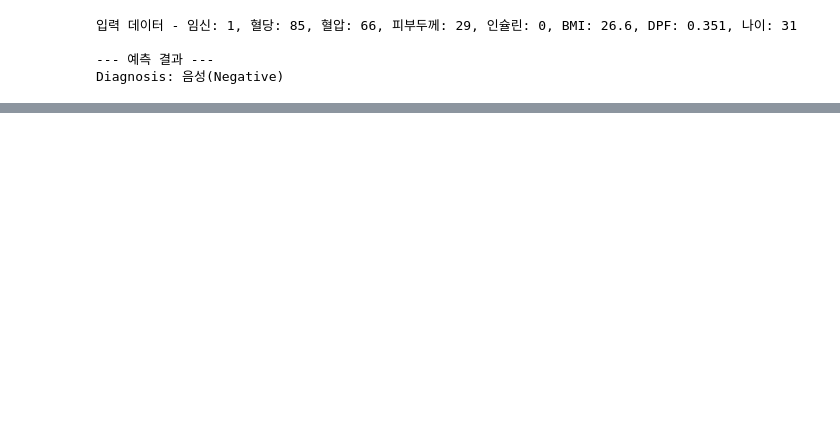
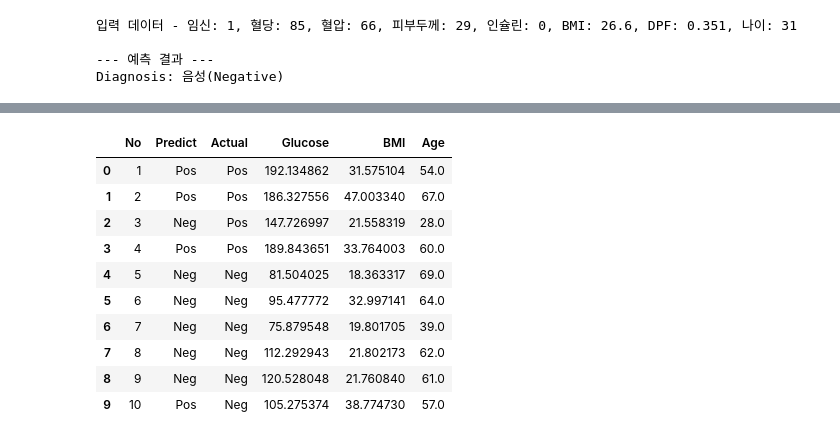
Before and after one commit to HY-BME/bme_test_files, a Jupyter notebook: ML_diabetes.ipynb, the cells around one changed output, grey strips where cells are left out. Cells and saved outputs as stored; diff of their text form; code cells hidden in the pictures; blank space fills up the shorter version.

```diff
--- a/ML_diabetes.ipynb
+++ b/ML_diabetes.ipynb
@@ -727,7 +717,7 @@ import numpy as np
 import pandas as pd
 
 # 당뇨환자 예측함수
-def predict_diabetes_simple(glucose, insulin, bmi, age, dpf, pregnancies, bp, skin, threshold=0.4350):
+def predict_diabetes_simple(glucose, insulin, bmi, age, dpf, pregnancies, bp, skin, threshold=0.5400):
     # 1. 모든 8개 원본 특성을 포함하는 DataFrame 생성
     data = pd.DataFrame([[pregnancies, glucose, bp, skin, insulin, bmi, dpf, age]],
                         columns=['Pregnancies', 'Glucose', 'BloodPressure', 'SkinThickness', 'Insulin', 'BMI', 'DiabetesPedigreeFunction', 'Age'])
@@ -788,7 +778,7 @@ Diagnosis: 음성(Negative)
 import pandas as pd
 import numpy as np
 
-# 1. 100개의 고유한 신규 가상 데이터 생성
+# 1. 100개의 신규 가상 데이터 생성 (실제 데이터 분포와 유사하게 조정)
 np.random.seed(42)
 num_samples = 100
 
@@ -797,65 +787,63 @@ synthetic_data = {
     'Glucose': np.random.uniform(70, 200, num_samples),
     'BloodPressure': np.random.uniform(60, 110, num_samples),
     'SkinThickness': np.random.uniform(10, 50, num_samples),
-    'Insulin': np.random.uniform(0, 300, num_samples),
-    'BMI': np.random.uniform(18.0, 45.0, num_samples),
-    'DPF': np.random.uniform(0.05, 2.0, num_samples),
-    'Age': np.random.randint(21, 70, num_samples)
+    'Insulin': np.random.uniform(0, 400, num_samples),
+    'BMI': np.random.uniform(18.0, 50.0, num_samples),
+    'DiabetesPedigreeFunction': np.random.uniform(0.05, 2.0, num_samples),
+    'Age': np.random.randint(21, 80, num_samples)
 }
 
-sample_df = pd.DataFrame(synthetic_data).drop_duplicates()
+sample_df = pd.DataFrame(synthetic_data)
 
 # 2. 실제(Ground Truth) 라벨 생성을 위한 휴리스틱 함수
 def get_ground_truth(row):
-    # 의학적 위험 지표를 기반으로 점수 합산
     score = 0
     if row['Glucose'] > 140: score += 2
     if row['BMI'] > 30: score += 1
-    if row['Age'] > 50: score += 1
-    if row['Pregnancies'] > 7: score += 0.5
-    if row['DPF'] > 0.8: score += 0.5
-
-    # 점수가 2.5점 이상이면 실제 양성으로 가정
+    if row['Age'] > 45: score += 1
+    if row['DiabetesPedigreeFunction'] > 0.8: score += 0.5
     return 'Pos' if score >= 2.5 else 'Neg'
 
-# 헤더 출력
-print(f"{'No':<3} | {'예측':<4} | {'실제':<4} | {'Preg':<4} | {'Glu':<4} | {'BP':<3} | {'Skin':<4} | {'Ins':<4} | {'BMI':<5} | {'DPF':<5} | {'Age':<3}")
-print('-'*105)
-
+# 결과 출력을 위한 리스트
+results = []
 pred_positive_count = 0
 actual_positive_count = 0
 
+# 3. 예측 루프 수행
 for i, row in sample_df.iterrows():
-    # 스케일링 준비
-    temp_df = pd.DataFrame([row[['Pregnancies', 'Glucose', 'BloodPressure', 'SkinThickness',
-                                'Insulin', 'BMI', 'DPF', 'Age']].values],
-                           columns=['Pregnancies', 'Glucose', 'BloodPressure', 'SkinThickness',
-                                    'Insulin', 'BMI', 'DiabetesPedigreeFunction', 'Age'])
+    # 원본 데이터 기준 라벨
+    actual_label = get_ground_truth(row)
+    if actual_label == 'Pos': actual_positive_count += 1
 
-    scaled_data = scaler.transform(temp_df)
-    scaled_df = pd.DataFrame(scaled_data, columns=temp_df.columns)
+    # 스케일링 적용 (함수 내부에서 수행되는 것과 동일하게 처리)
+    # predict_diabetes_simple 내부 로직이 raw input을 기대하므로 그대로 전달하되,
+    # 내부에서 사용하는 스케일러와 FE가 일치해야 함.
+    # 여기서는 함수의 인자 전달 방식을 유지하며 확인
 
-    # 모델 예측
+    # 원본 값을 함수에 전달 (함수 내에서 FE 수행)
     diag_result = predict_diabetes_simple(
-        glucose=scaled_df.loc[0, 'Glucose'],
-        bp=scaled_df.loc[0, 'BloodPressure'],
-        skin=scaled_df.loc[0, 'SkinThickness'],
-        insulin=scaled_df.loc[0, 'Insulin'],
-        bmi=scaled_df.loc[0, 'BMI'],
-        dpf=row['DPF'],
+        glucose=row['Glucose'],
+        bp=row['BloodPressure'],
+        skin=row['SkinThickness'],
+        insulin=row['Insulin'],
+        bmi=row['BMI'],
+        dpf=row['DiabetesPedigreeFunction'],
         age=row['Age'],
         pregnancies=row['Pregnancies'],
-        threshold=0.4350 #0.1600(재현율 92% 정밀도 51%)로 지정 시 전체 100명 중 [모델 예측 양성]: 100명 | [위험 지표상 실제 양성]: 55명
+        threshold=0.5400
     )
 
     pred_label = 'Pos' if diag_result['Diagnosis'] == '양성(Positive)' else 'Neg'
-    actual_label = get_ground_truth(row)
+    if pred_label == 'Pos': pred_positive_count += 1
 
-    if pred_label == 'Pos': pred_positive_count += 1
-    if actual_label == 'Pos': actual_positive_count += 1
+    results.append([i+1, pred_label, actual_label, row['Glucose'], row['BMI'], row['Age']])
 
-    print(f"{i+1:<3} | {pred_label:<4} | {actual_label:<4} | {row['Pregnancies']:<4.0f} | {row['Glucose']:<4.0f} | {row['BloodPressure']:<3.0f} | {row['SkinThickness']:<4.0f} | {row['Insulin']:<4.0f} | {row['BMI']:<5.1f} | {row['DPF']:<5.2f} | {row['Age']:<3.0f}")
+# 요약 결과 출력
+print(f"--- 가상 데이터 100명 테스트 결과 ---")
+print(f"[위험 지표상 실제 양성]: {actual_positive_count}명")
+print(f"[모델 예측 양성]: {pred_positive_count}명")
 
-print('-'*105)
-print(f"전체 {len(sample_df)}명 중 [모델 예측 양성]: {pred_positive_count}명 | [위험 지표상 실제 양성]: {actual_positive_count}명")
+# 상위 10개 결과 보기
+results_df = pd.DataFrame(results, columns=['No', 'Predict', 'Actual', 'Glucose', 'BMI', 'Age'])
+display(results_df.head(10))
 # %% [output]
@@ -879,3 +853,14 @@ No  | 예측   | 실제   | Preg | Glu  | BP  | Skin | Ins  | BMI   | DPF   | Ag
+|  | No | Predict | Actual | Glucose | BMI | Age |
+| 0 | 1 | Pos | Pos | 192.134862 | 31.575104 | 54.0 |
+| 1 | 2 | Pos | Pos | 186.327556 | 47.003340 | 67.0 |
+| 2 | 3 | Neg | Pos | 147.726997 | 21.558319 | 28.0 |
+| 3 | 4 | Pos | Pos | 189.843651 | 33.764003 | 60.0 |
+| 4 | 5 | Neg | Neg | 81.504025 | 18.363317 | 69.0 |
+| 5 | 6 | Neg | Neg | 95.477772 | 32.997141 | 64.0 |
+| 6 | 7 | Neg | Neg | 75.879548 | 19.801705 | 39.0 |
+| 7 | 8 | Neg | Neg | 112.292943 | 21.802173 | 62.0 |
+| 8 | 9 | Neg | Neg | 120.528048 | 21.760840 | 61.0 |
+| 9 | 10 | Pos | Neg | 105.275374 | 38.774730 | 57.0 |
 # %%
 import pandas as pd
 import matplotlib.pyplot as plt
```
Also changed, not shown: parts of 10 cells of this notebook.
